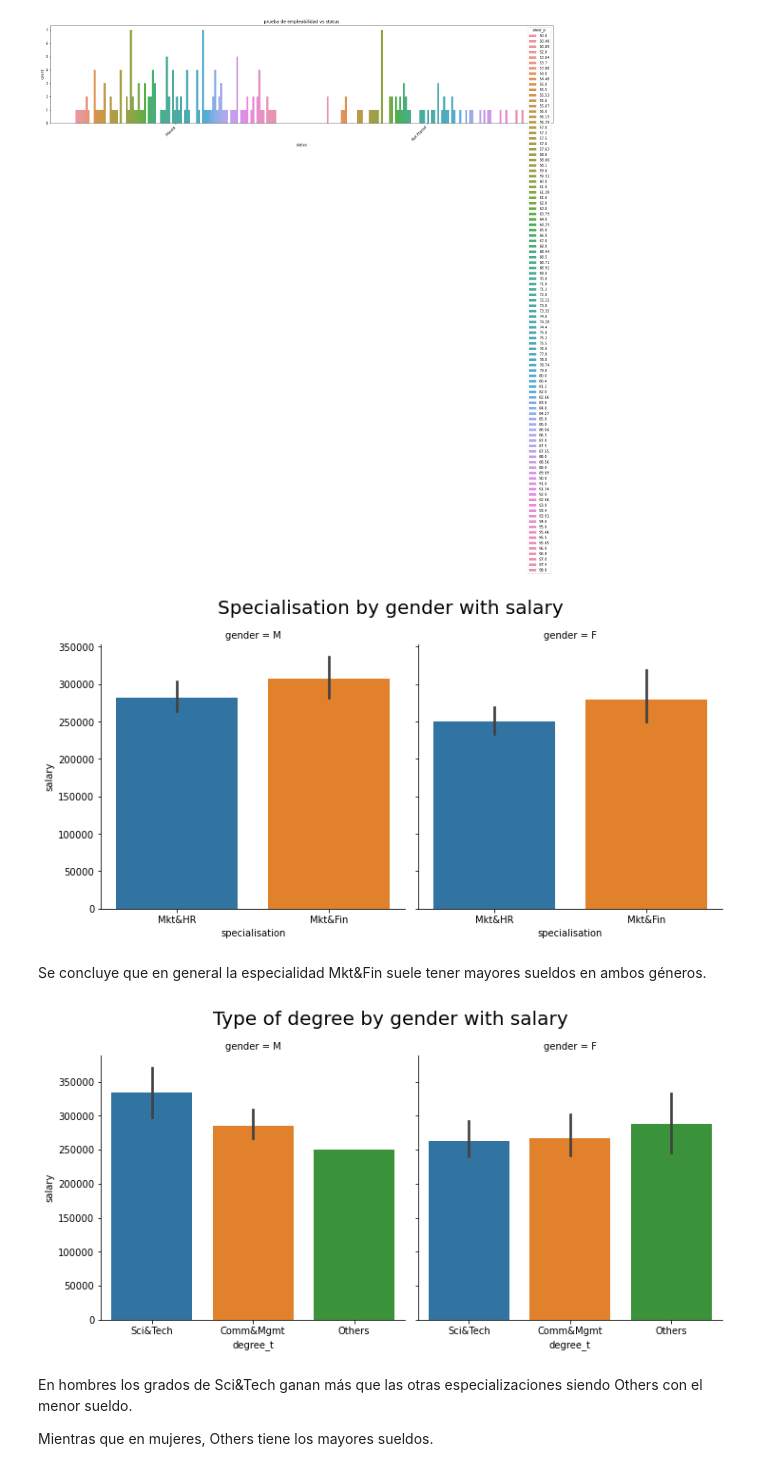
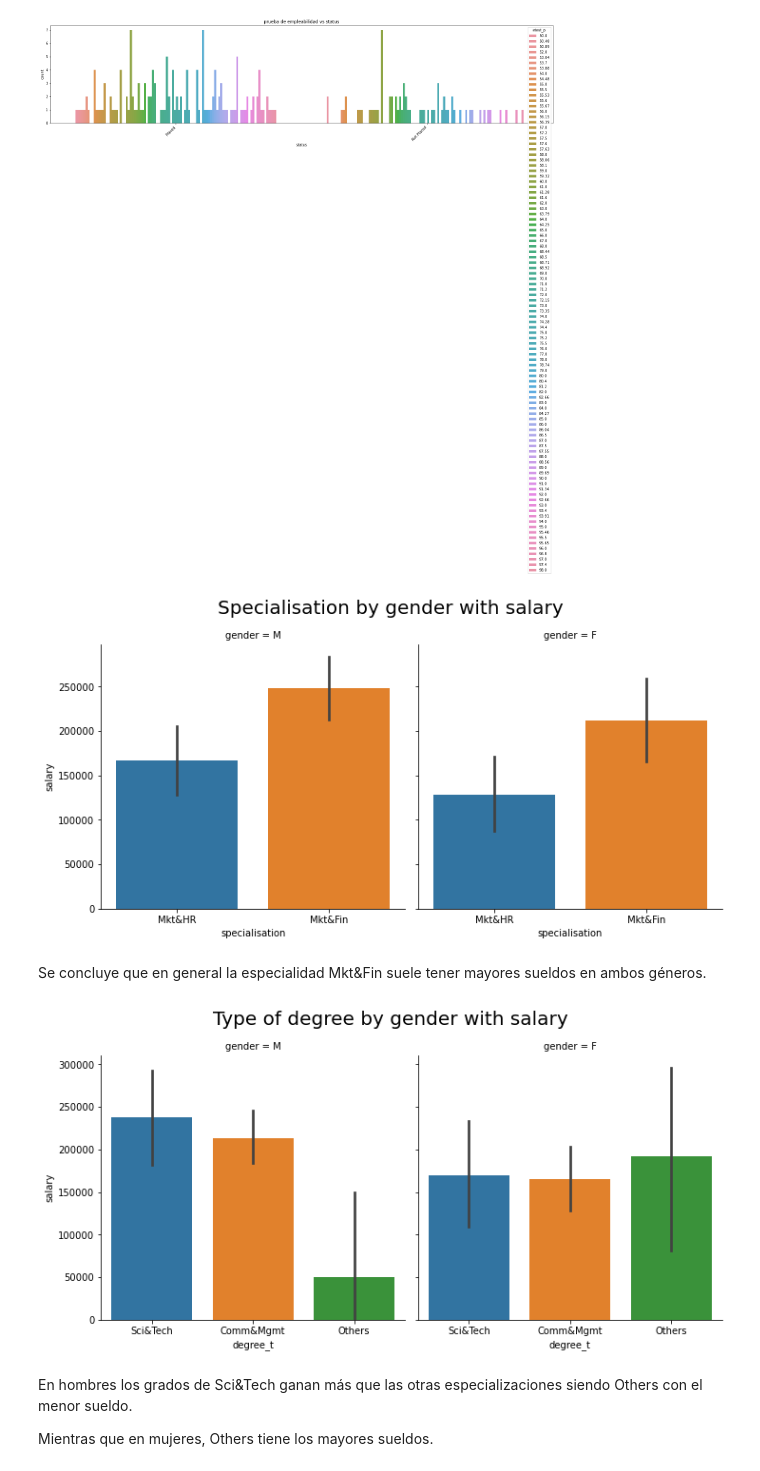
Before and after one commit to AriadneSandovalRoa/MAT281_portafolio, a Jupyter notebook: project/Grupo3_aplica_rise.ipynb, the cells around one changed output. Cells and saved outputs as stored; diff of their text form; code cells hidden in the pictures.

```diff
--- a/project/Grupo3_aplica_rise.ipynb
+++ b/project/Grupo3_aplica_rise.ipynb
@@ -667,23 +670,23 @@ plt.show()
 # %% [output]
 [figure]
 # %%
-g = sns.catplot(data=data, x="specialisation", y='salary', col='gender', kind ='bar')
+g = sns.catplot(data=data_n, x="specialisation", y='salary', col='gender', kind ='bar')
 
 g.fig.subplots_adjust(top=0.85)
 g.fig.suptitle('Specialisation by gender with salary', size=20)
 plt.show()
 # %% [output]
-[figure, old version]
+[figure, new version]
 # %% [markdown]
 Se concluye que en general la especialidad Mkt&Fin suele tener mayores sueldos en ambos géneros.
 # %%
-g = sns.catplot(data=data, x="degree_t", y='salary', col='gender', kind ='bar')
+g = sns.catplot(data=data_n, x="degree_t", y='salary', col='gender', kind ='bar')
 
 g.fig.subplots_adjust(top=0.85)
 g.fig.suptitle('Type of degree by gender with salary', size=20)
 plt.show()
 # %% [output]
-[figure, old version]
+[figure, new version]
 # %% [markdown]
 En hombres los grados de Sci&Tech ganan más que las otras especializaciones siendo Others con el menor sueldo.
 
```
Also changed, not shown: parts of 49 cells of this notebook, 1 other file.
